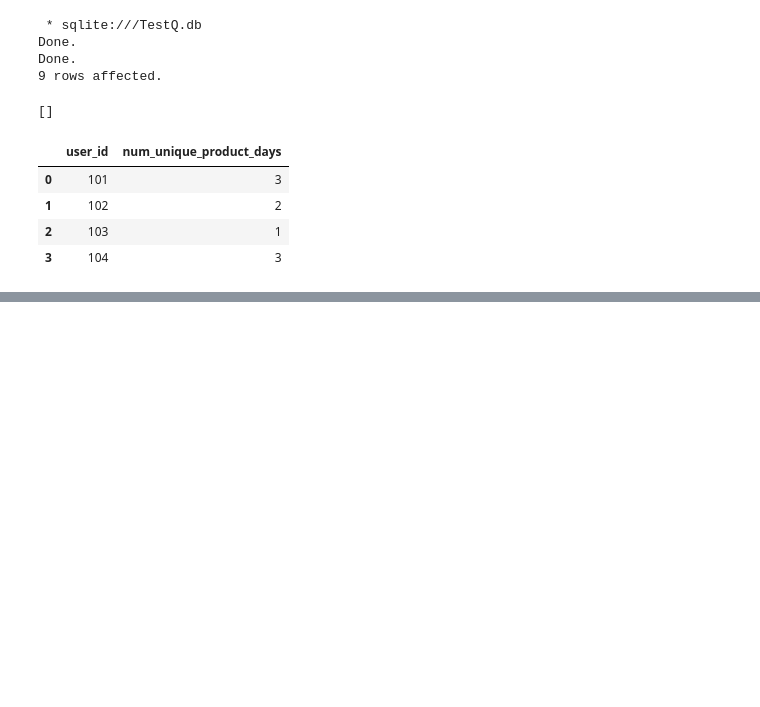
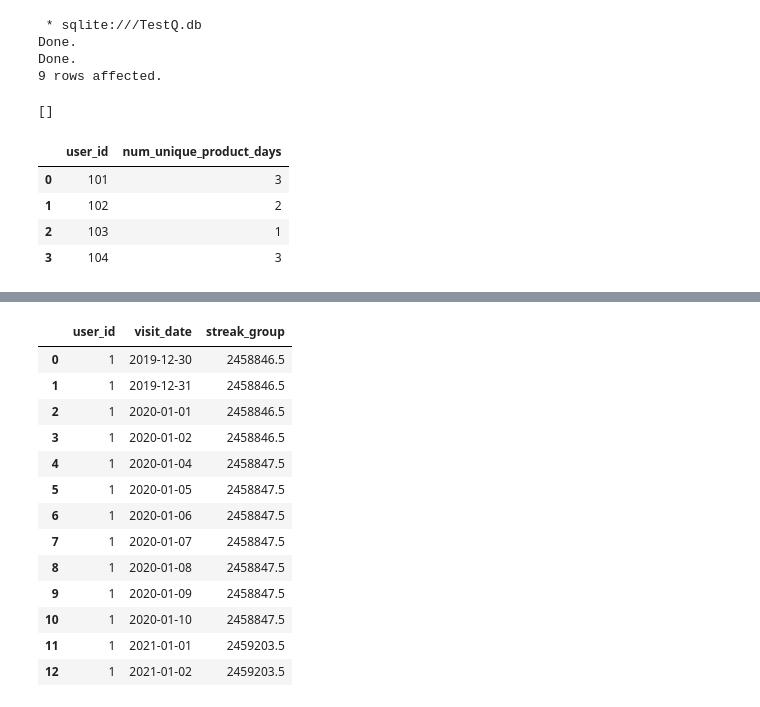
Before and after one commit to AnandThirwani8/Data_Wrangling, a Jupyter notebook: 06_SQL_15_day_Challenge.ipynb, the cells around one changed output, grey strips where cells are left out. Saved outputs shown, nothing was run; the diff lists cells and outputs as text; code cells hidden in the pictures; blank space fills up the shorter version.

```diff
--- a/06_SQL_15_day_Challenge.ipynb
+++ b/06_SQL_15_day_Challenge.ipynb
@@ -548,0 +1044,24 @@ df
+# %%
+query = """
+with daily_logs as (
+select
+    distinct
+    user_id,
+    date(created_at) as visit_date,
+    row_number() over(partition by user_id order by date(created_at)) as rn
+from
+    events
+)
+
+select
+    user_id,
+    visit_date,
+    julianday(visit_date) - rn as streak_group
+from
+    daily_logs
+"""
+
+# date_diff(visit_date, rn, day) -> this will also give the streak group
+
+df = pd.read_sql_query(query, conn)
+df
@@ -548,0 +1082,17 @@ df
+# %%
+df.query("user_id == 1")
+# %% [output]
+|  | user_id | visit_date | streak_group |
+| 0 | 1 | 2019-12-30 | 2458846.5 |
+| 1 | 1 | 2019-12-31 | 2458846.5 |
+| 2 | 1 | 2020-01-01 | 2458846.5 |
+| 3 | 1 | 2020-01-02 | 2458846.5 |
+| 4 | 1 | 2020-01-04 | 2458847.5 |
+| 5 | 1 | 2020-01-05 | 2458847.5 |
+| 6 | 1 | 2020-01-06 | 2458847.5 |
+| 7 | 1 | 2020-01-07 | 2458847.5 |
+| 8 | 1 | 2020-01-08 | 2458847.5 |
+| 9 | 1 | 2020-01-09 | 2458847.5 |
+| 10 | 1 | 2020-01-10 | 2458847.5 |
+| 11 | 1 | 2021-01-01 | 2459203.5 |
+| 12 | 1 | 2021-01-02 | 2459203.5 |
```
Also changed, not shown: parts of 29 cells of this notebook, 1 other file.
